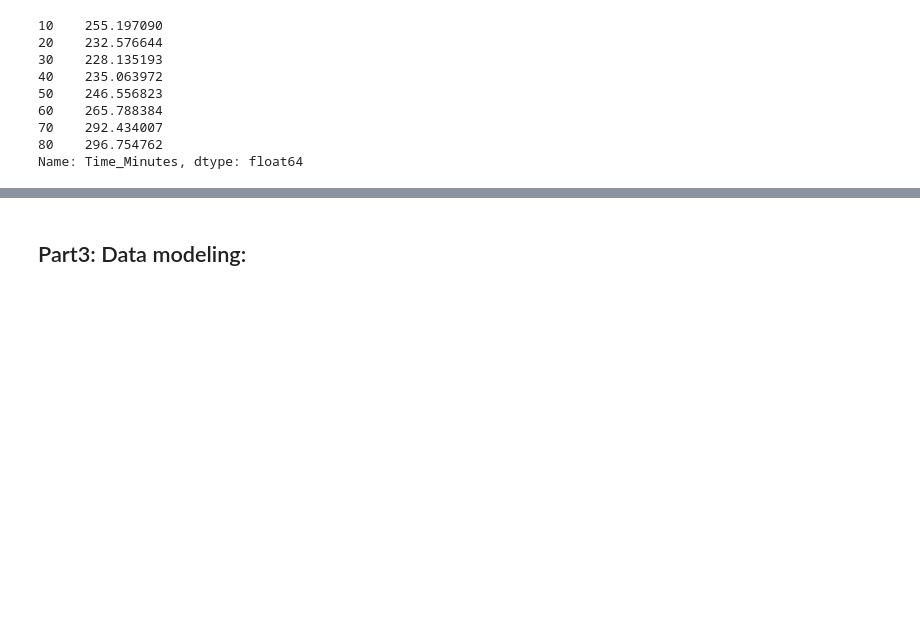
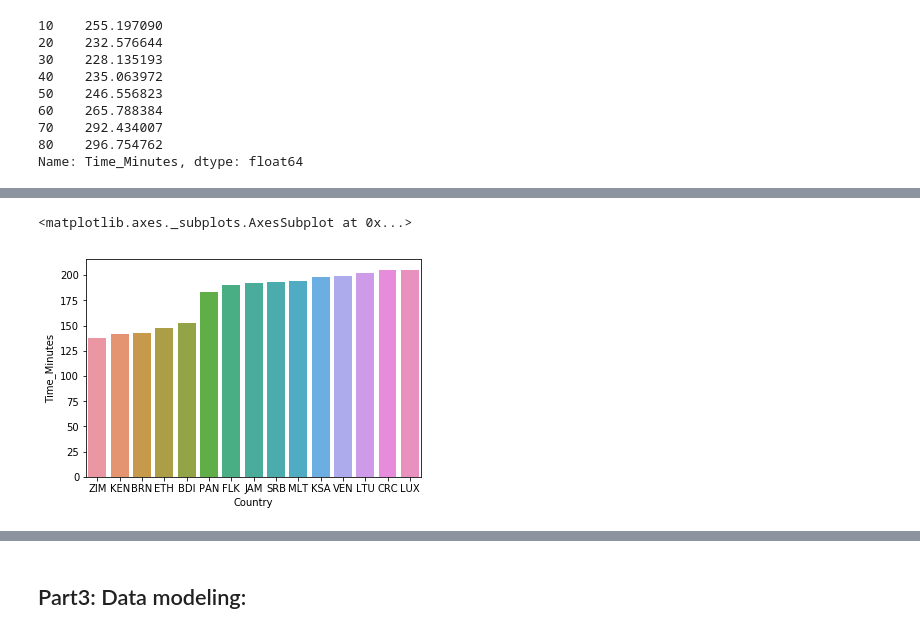
Before and after one commit to lee2christine/pythonDataExploration, a Jupyter notebook: 131FinalProject.ipynb, the cells around one changed output, grey strips where cells are left out. Cells and saved outputs as stored; diff of their text form; code cells hidden in the pictures; blank space fills up the shorter version.

```diff
--- a/131FinalProject.ipynb
+++ b/131FinalProject.ipynb
@@ -94,0 +102,11 @@ Name: Time_Minutes, dtype: float64
+# %%
+top_15_countries = data.groupby("Country")['Time_Minutes'].mean().nsmallest(15)
+
+top15_countries = data.loc[data['Country'].isin(np.array(top_15_countries.index))]
+top15_countries = top15_countries.groupby('Country')['Time_Minutes'].mean()
+top15_countries = pd.DataFrame(top15_countries)
+top15_countries = top15_con.sort_values(['Time_Minutes'])
+sns.barplot(x = top15_con.index, y = top15_con.Time_Minutes)
+# %% [output]
+<matplotlib.axes._subplots.AxesSubplot at 0x...>
+[figure, added]
```
Also changed, not shown: parts of 8 cells of this notebook, 1 other file.
